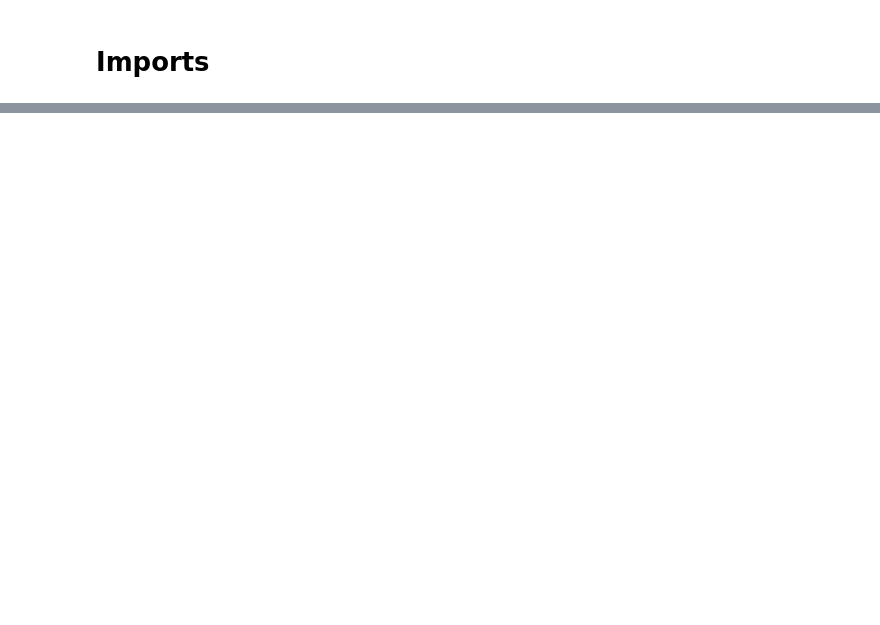
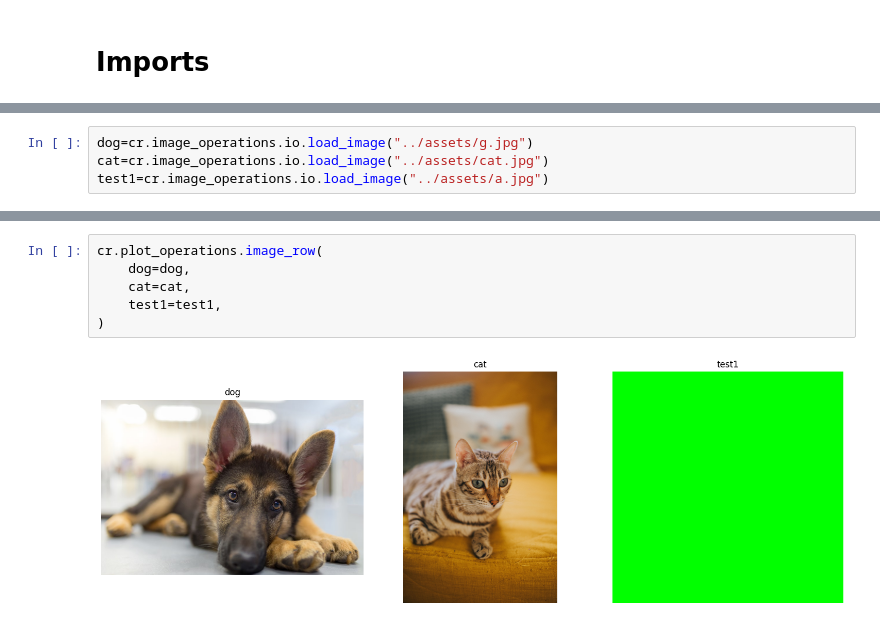
Before and after one commit to gracyy-rm/cv-toolkit, a Jupyter notebook: notebook/plot_module.ipynb, the cells around one changed output, grey strips where cells are left out. Drawn from its saved outputs; the diff is of its cells as text; blank space fills up the shorter version.

```diff
--- a/notebook/plot_module.ipynb
+++ b/notebook/plot_module.ipynb
@@ -38,0 +23,4 @@ from src.plot_operations import*
+# %%
+dog=cr.image_operations.io.load_image("../assets/g.jpg")
+cat=cr.image_operations.io.load_image("../assets/cat.jpg")
+test1=cr.image_operations.io.load_image("../assets/a.jpg")
@@ -38,0 +47,8 @@ from src.plot_operations import*
+# %%
+cr.plot_operations.image_row(
+    dog=dog,
+    cat=cat,
+    test1=test1,
+)
+# %% [output]
+[figure, added]
```
Also changed, not shown: parts of 43 cells of this notebook, 7 other files.
